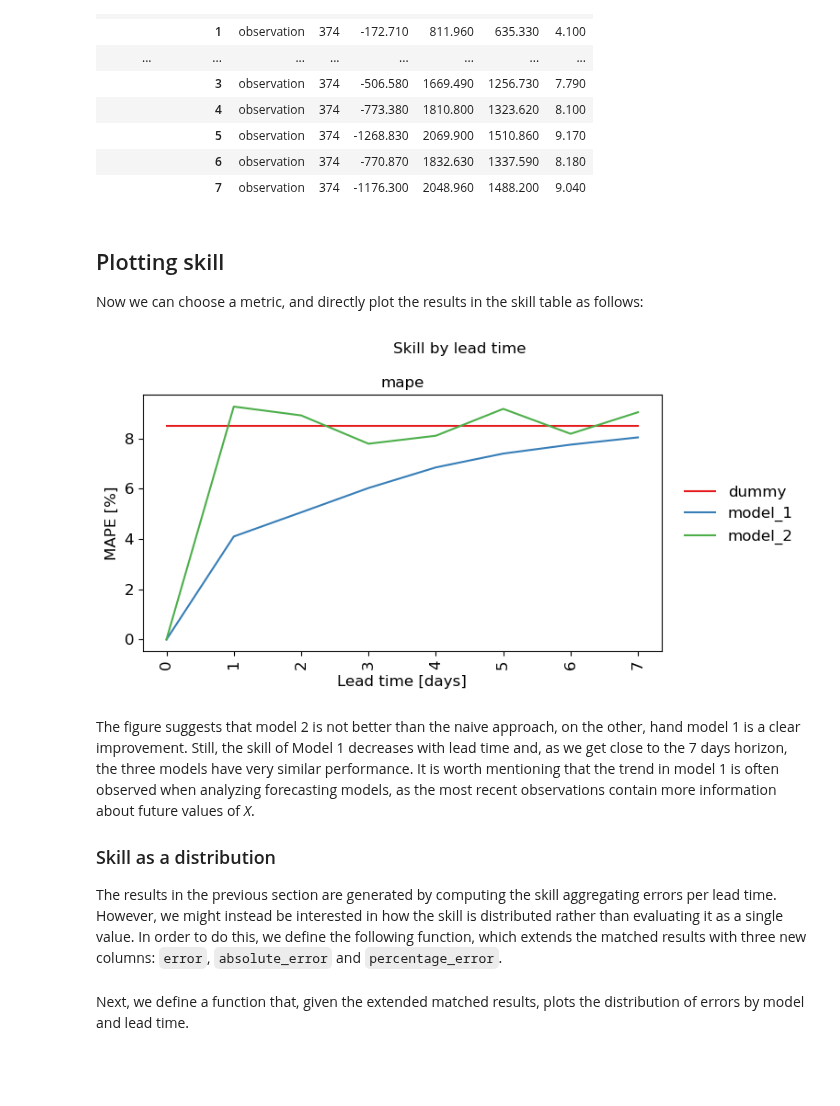
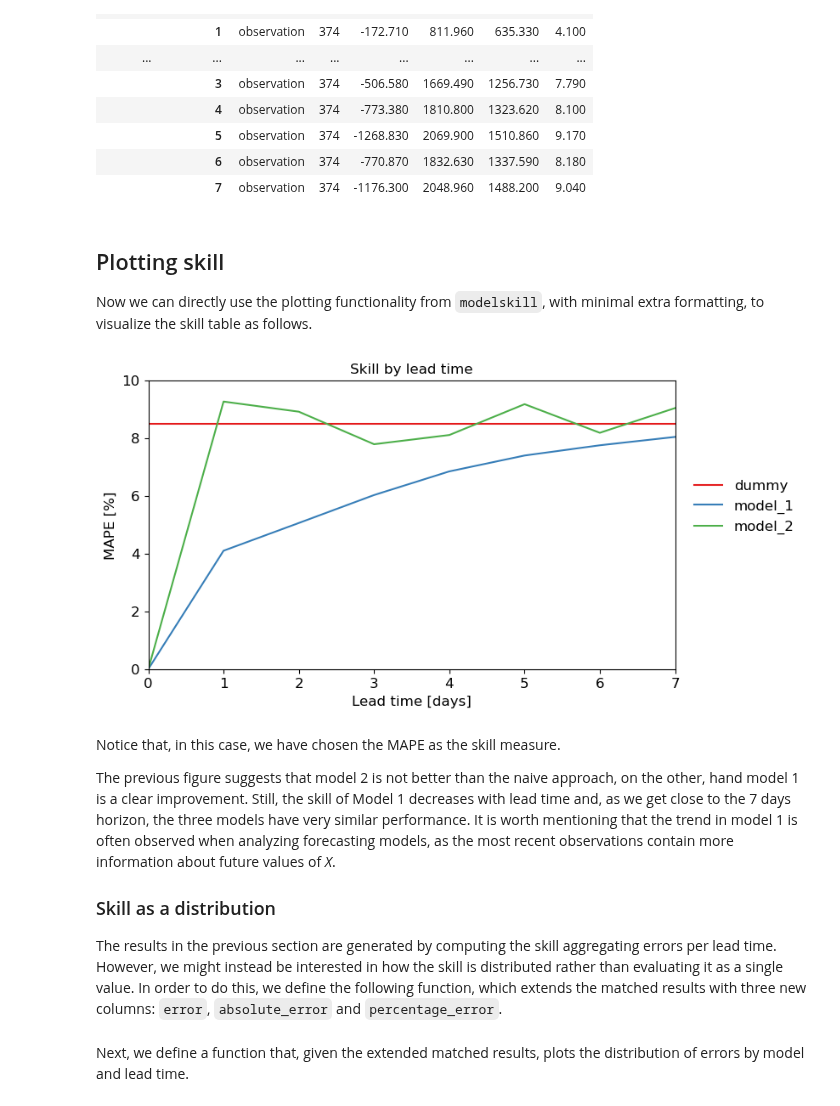
Before and after one commit to DHI/modelskill, a Jupyter notebook: notebooks/Forecast_skill.ipynb, the cells around one changed output. Saved outputs shown, nothing was run; the diff lists cells and outputs as text; code cells hidden in the pictures; blank space fills up the shorter version.

```diff
--- a/notebooks/Forecast_skill.ipynb
+++ b/notebooks/Forecast_skill.ipynb
@@ -113,25 +113,28 @@ sk.round(2).style()
 # %% [markdown]
 ## Plotting skill
 
-Now we can choose a metric, and directly plot the results in the skill table as follows:
+Now we can directly use the plotting functionality from `modelskill`, with minimal extra formatting, to visualize the skill table as follows.
 # %%
-fig, ax = plt.subplots(1, 1, figsize=(8, 4))
+def _format_ax(ax, xlims, ylims):
+    ax.set_xlim(*xlims)
+    ax.set_ylim(*ylims)
+    ax.set_xlabel("Lead time [days]", fontsize=12)
+    ax.set_ylabel("MAPE [%]", fontsize=12)
+    ax.legend(frameon=False, fontsize=12, bbox_to_anchor=(1.25, 0.7)),
+    ax.tick_params(axis="both", which="major", labelsize=12)
+    ax.set_title("Skill by lead time")
+    ax.figure.autofmt_xdate(rotation=0, ha='center')
 
+fig, ax = plt.subplots(1, 1, figsize=(8, 5))
 sk.mape.plot.line(ax=ax)
-
-fig.suptitle("Skill by lead time")
-
-ax.set_xlabel("Lead time [days]", fontsize=12)
-ax.set_ylabel("MAPE [%]", fontsize=12)
-ax.legend(frameon=False, fontsize=12, bbox_to_anchor=(1.28, 0.7)),
-ax.tick_params(axis="both", which="major", labelsize=12)
-
-plt.tight_layout()
+_format_ax(ax, xlims=(0, 7), ylims=(0, 10))
 plt.show()
 # %% [output]
-[figure, old version]
+[figure, new version]
 # %% [markdown]
-The figure suggests that model 2 is not better than the naive approach, on the other, hand model 1 is a clear improvement. Still, the skill of Model 1 decreases with lead time and, as we get close to the 7 days horizon, the three models have very similar performance. It is worth mentioning that the trend in model 1 is often observed when analyzing forecasting models, as the most recent observations contain more information about future values of _X_.
+Notice that, in this case, we have chosen the MAPE as the skill measure.
+
+The previous figure suggests that model 2 is not better than the naive approach, on the other, hand model 1 is a clear improvement. Still, the skill of Model 1 decreases with lead time and, as we get close to the 7 days horizon, the three models have very similar performance. It is worth mentioning that the trend in model 1 is often observed when analyzing forecasting models, as the most recent observations contain more information about future values of _X_.
 
 ### Skill as a distribution
 
```
Also changed, not shown: parts of 7 cells of this notebook.
